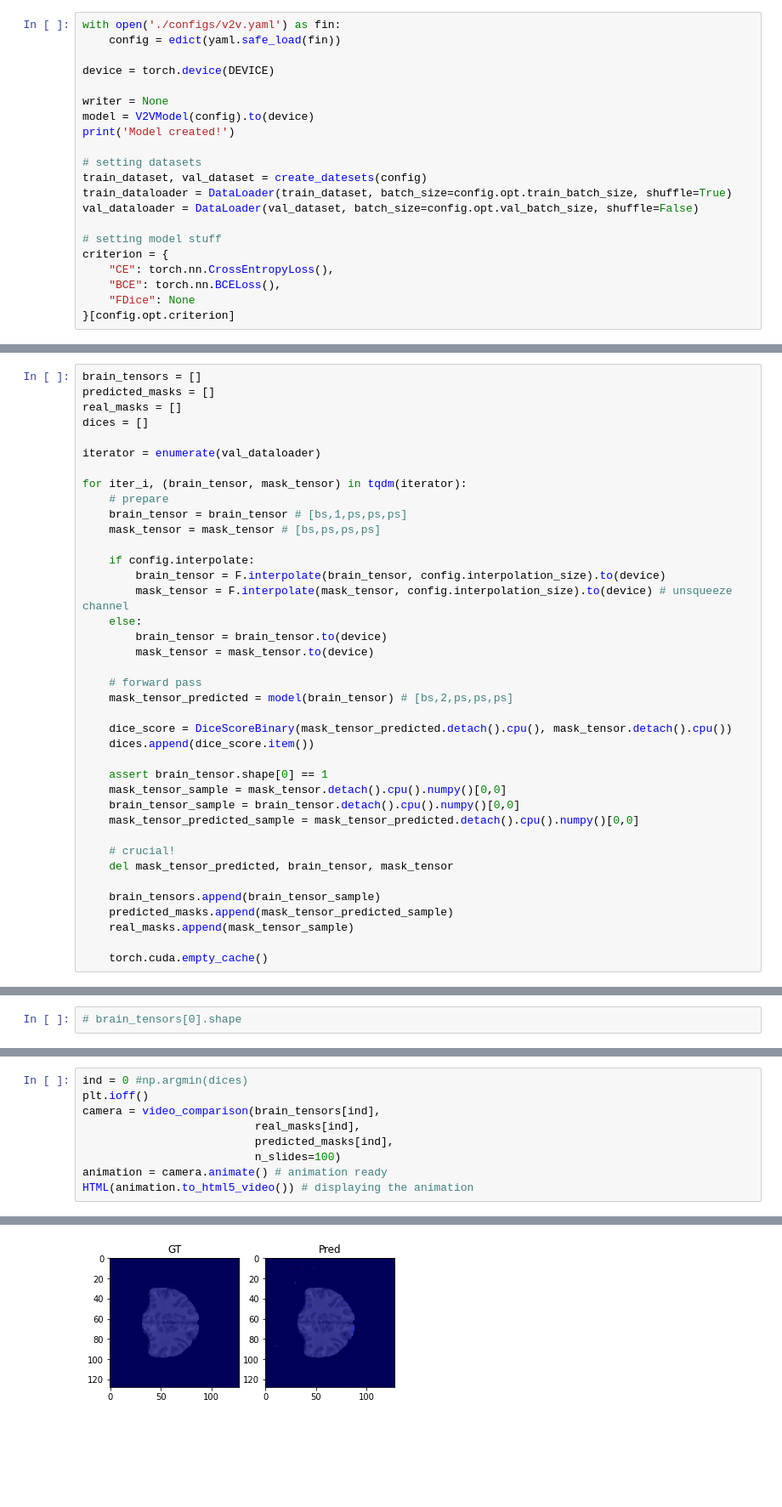
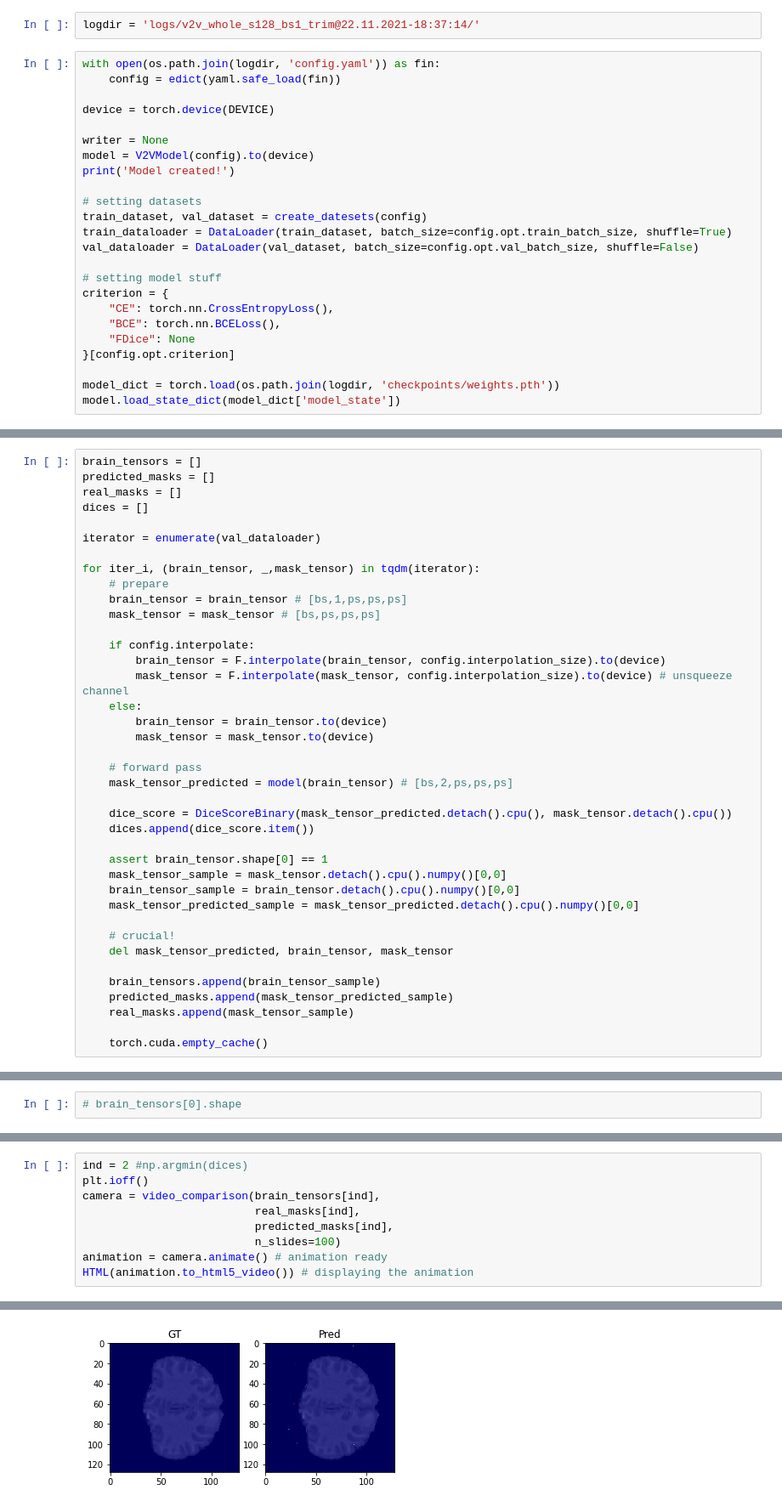
Before and after one commit to blufzzz/FCDNet, a Jupyter notebook: network.ipynb, the cells around one changed output, grey strips where cells are left out. Shown at 85% size. Saved outputs shown, nothing was run; the diff lists cells and outputs as text; blank space fills up the shorter version.

```diff
--- a/network.ipynb
+++ b/network.ipynb
@@ -38,8 +32,10 @@ from train import DiceScoreBinary, CatBrainMaskPatchLoader, CatBrainMaskLoader,
 MAKE_LOGS = False
 SAVE_MODEL = False
 DEVICE = 3
+# %%
+logdir = 'logs/v2v_whole_s128_bs1_trim@22.11.2021-18:37:14/'
 # %%
-with open('./configs/v2v.yaml') as fin:
+with open(os.path.join(logdir, 'config.yaml')) as fin:
     config = edict(yaml.safe_load(fin))
 
 device = torch.device(DEVICE)
@@ -59,5 +55,8 @@ criterion = {
     "BCE": torch.nn.BCELoss(),
     "FDice": None
 }[config.opt.criterion]
+
+model_dict = torch.load(os.path.join(logdir, 'checkpoints/weights.pth'))
+model.load_state_dict(model_dict['model_state'])
 # %% [output]
 Model created!
@@ -89,7 +80,7 @@ dices = []
 
 iterator = enumerate(val_dataloader)
 
-for iter_i, (brain_tensor, mask_tensor) in tqdm(iterator):
+for iter_i, (brain_tensor, _,mask_tensor) in tqdm(iterator):
     # prepare
     brain_tensor = brain_tensor # [bs,1,ps,ps,ps]
     mask_tensor = mask_tensor # [bs,ps,ps,ps]
@@ -159,12 +168,12 @@ def video_comparison(brain_tensor, mask_tensor_real, mask_tensor_pred, n_slides=
 # %%
-ind = 0 #np.argmin(dices)
+ind = 2 #np.argmin(dices)
 plt.ioff()
 camera = video_comparison(brain_tensors[ind],
                           real_masks[ind],
                           predicted_masks[ind],
                           n_slides=100)
 animation = camera.animate() # animation ready
 HTML(animation.to_html5_video()) # displaying the animation
 # %% [output]
 [interactive output not drawn]
-[figure, old version]
+[figure, new version]
```
Also changed, not shown: parts of 15 cells of this notebook, 11 other files.
